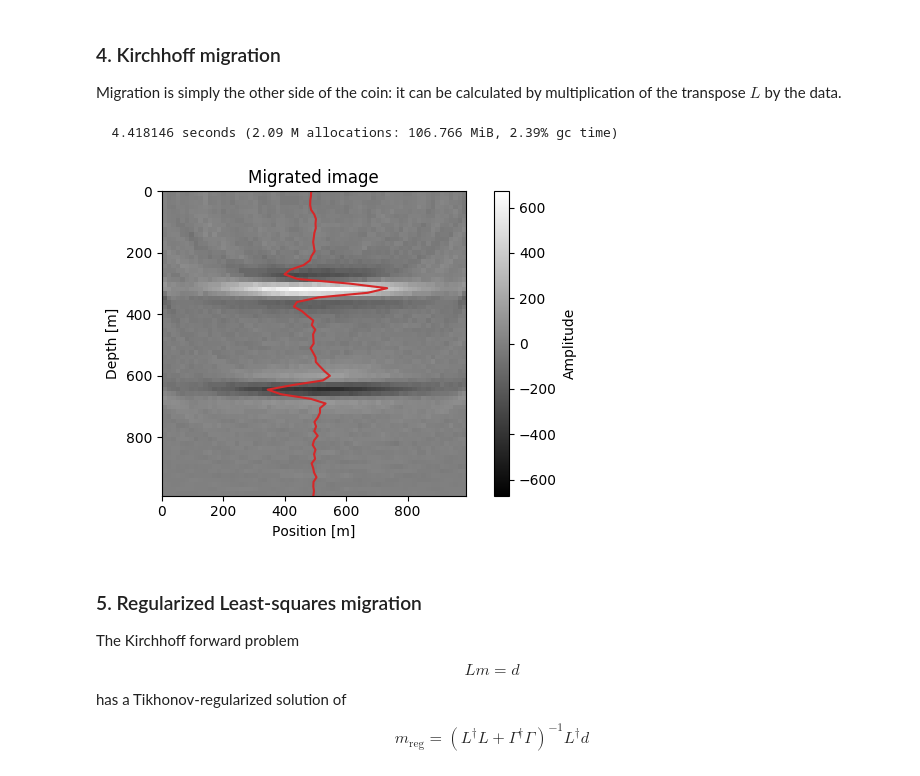
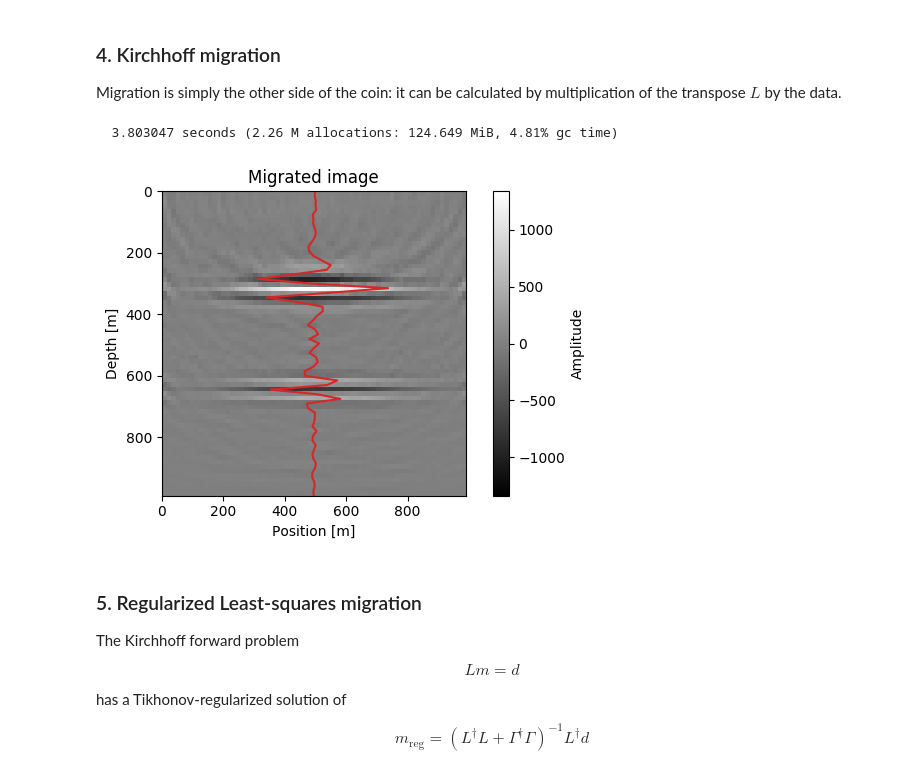
Before and after one commit to cako/KirchMig.jl, a Jupyter notebook: notebooks/LayerCake-RegularizationPart1.ipynb, the cells around one changed output. Drawn from its saved outputs; the diff is of its cells as text; code cells hidden in the pictures.

```diff
--- a/notebooks/LayerCake-RegularizationPart1.ipynb
+++ b/notebooks/LayerCake-RegularizationPart1.ipynb
@@ -182,24 +191,25 @@ fig[:tight_layout]()
 
 Migration is simply the other side of the coin: it can be calculated by multiplication of the transpose $L$ by the data.
 # %%
+L = W*G
 @time m_mig = L'd;
 # %% [output]
-  4.418146 seconds (2.09 M allocations: 106.766 MiB, 2.39% gc time)
+  3.803047 seconds (2.26 M allocations: 124.649 MiB, 4.81% gc time)
 # %%
 xran = x[end]-x[1]
 mod_mig = reshape(m_mig, nz, nx)
 vmin, vmax = maximum(abs.(mod_mig))*[-1,1]
 fig, ax = plt.subplots(figsize=(6,4))
 cax = ax[:imshow](mod_mig, extent=[x[1], x[end], z[end], z[1]],
-    vmin=vmin, vmax=vmax, aspect="equal", cmap="gray", interpolation="none")
+    vmin=vmin, vmax=vmax, aspect="equal", cmap="gray", interpolation=nothing)
 cbar = fig[:colorbar](cax, ax=ax)
 cbar[:ax][:set](ylabel="Amplitude");
 ax[:plot](xran*mod_mig[:,div(end,2)]./(4vmax) .+ xran./2, z, color="#d62728");
 ax[:set](xlim=(x[1], x[end]), ylim=(z[end], z[1]), xlabel="Position [m]", ylabel="Depth [m]",
     title="Migrated image")
 fig[:tight_layout]()
 # %% [output]
-[figure, old version]
+[figure, new version]
 # %% [markdown]
 ### 5. Regularized Least-squares migration
 
```
Also changed, not shown: parts of 23 cells of this notebook, 1 other file.
